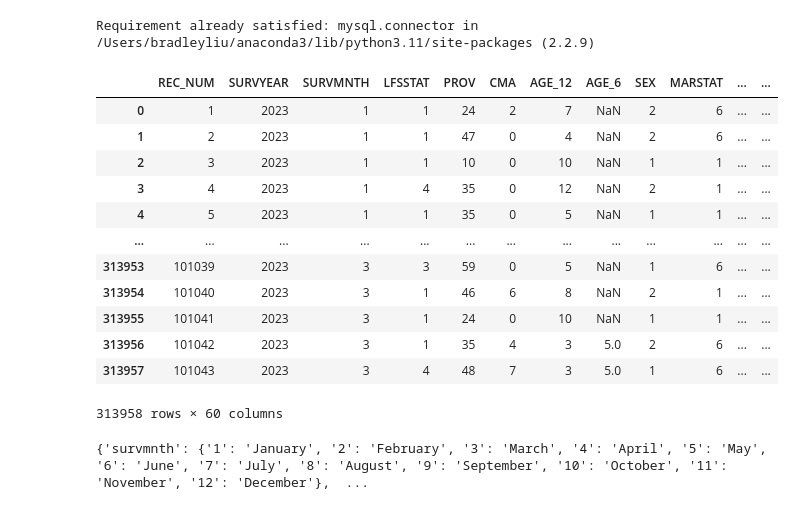
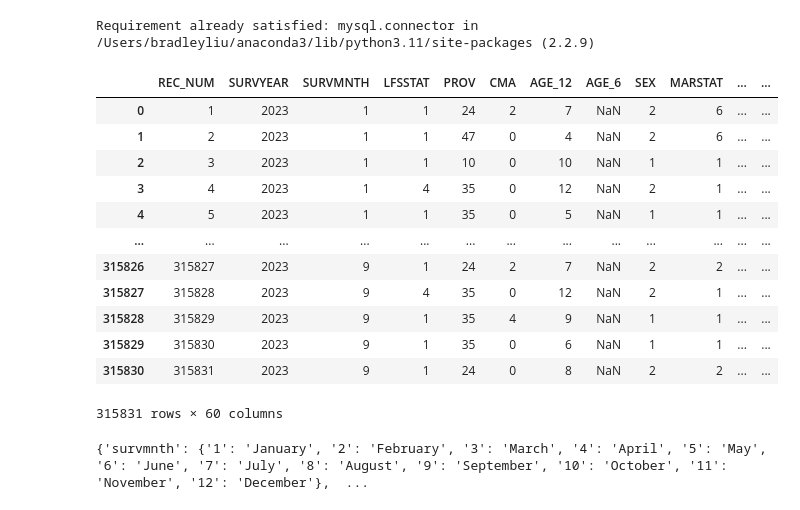
Before and after one commit to bradley121901/canadian_labour, a Jupyter notebook: canadian_labour.ipynb, the cells around one changed output. Cells and saved outputs as stored; diff of their text form; code cells hidden in the pictures.

```diff
--- a/canadian_labour.ipynb
+++ b/canadian_labour.ipynb
@@ -11,8 +11,8 @@ Requirement already satisfied: mysql.connector in /Users/bradleyliu/anaconda3/li
 
 code_url = "https://raw.githubusercontent.com/bradley121901/canadian_labour/main/2023-CSV/LFS_PUMF_EPA_FGMD_codebook.csv"
 jan_url = "https://raw.githubusercontent.com/bradley121901/canadian_labour/main/2023-CSV/pub0123.csv"
-feb_url = "https://raw.githubusercontent.com/bradley121901/canadian_labour/main/2023-CSV/pub0223.csv"
-mar_url = "https://raw.githubusercontent.com/bradley121901/canadian_labour/main/2023-CSV/pub0323.csv"
+may_url = "https://raw.githubusercontent.com/bradley121901/canadian_labour/main/2023-CSV/pub0523.csv"
+sept_url = "https://raw.githubusercontent.com/bradley121901/canadian_labour/main/2023-CSV/pub0923.csv"
 # %%
 # Loading the codebook numeral to english value translations
 
@@ -21,26 +21,27 @@ codedf = pd.read_csv(code_url)
 # Loading datasets
 
 jandf = pd.read_csv(jan_url)
-febdf = pd.read_csv(feb_url)
-mardf = pd.read_csv(mar_url)
+maydf = pd.read_csv(may_url)
+septdf = pd.read_csv(sept_url)
 # %%
 # Merge datasets
-surveydf = pd.concat([jandf, febdf, mardf], ignore_index=True)
+surveydf = pd.concat([jandf, maydf, septdf], ignore_index=True)
+surveydf['REC_NUM']= range(1, len(surveydf) + 1)
 surveydf
 # %% [output]
 |  | REC_NUM | SURVYEAR | SURVMNTH | LFSSTAT | PROV | CMA | AGE_12 | AGE_6 | SEX | MARSTAT | ... | ... |
 | 0 | 1 | 2023 | 1 | 1 | 24 | 2 | 7 | NaN | 2 | 6 | ... | ... |
 | 1 | 2 | 2023 | 1 | 1 | 47 | 0 | 4 | NaN | 2 | 6 | ... | ... |
 | 2 | 3 | 2023 | 1 | 1 | 10 | 0 | 10 | NaN | 1 | 1 | ... | ... |
 | 3 | 4 | 2023 | 1 | 4 | 35 | 0 | 12 | NaN | 2 | 1 | ... | ... |
 | 4 | 5 | 2023 | 1 | 1 | 35 | 0 | 5 | NaN | 1 | 1 | ... | ... |
 | ... | ... | ... | ... | ... | ... | ... | ... | ... | ... | ... | ... | ... |
-| 313953 | 101039 | 2023 | 3 | 3 | 59 | 0 | 5 | NaN | 1 | 6 | ... | ... |
-| 313954 | 101040 | 2023 | 3 | 1 | 46 | 6 | 8 | NaN | 2 | 1 | ... | ... |
-| 313955 | 101041 | 2023 | 3 | 1 | 24 | 0 | 10 | NaN | 1 | 1 | ... | ... |
-| 313956 | 101042 | 2023 | 3 | 1 | 35 | 4 | 3 | 5.0 | 2 | 6 | ... | ... |
-| 313957 | 101043 | 2023 | 3 | 4 | 48 | 7 | 3 | 5.0 | 1 | 6 | ... | ... |
+| 315826 | 315827 | 2023 | 9 | 1 | 24 | 2 | 7 | NaN | 2 | 2 | ... | ... |
+| 315827 | 315828 | 2023 | 9 | 4 | 35 | 0 | 12 | NaN | 2 | 1 | ... | ... |
+| 315828 | 315829 | 2023 | 9 | 1 | 35 | 4 | 9 | NaN | 1 | 1 | ... | ... |
+| 315829 | 315830 | 2023 | 9 | 1 | 35 | 0 | 6 | NaN | 1 | 1 | ... | ... |
+| 315830 | 315831 | 2023 | 9 | 1 | 24 | 0 | 8 | NaN | 2 | 2 | ... | ... |
-313958 rows × 60 columns
+315831 rows × 60 columns
 # %%
 # Create dictionary where key is the column to be translated, and value is a tuple storing the numeral to english mapping
 # The first item of the tuple is the numerical value
```
Also changed, not shown: parts of 13 cells of this notebook, 1 other file.
